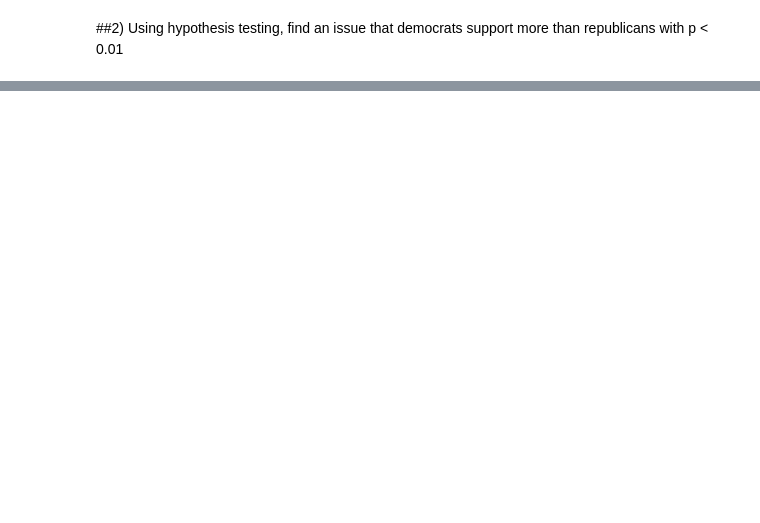
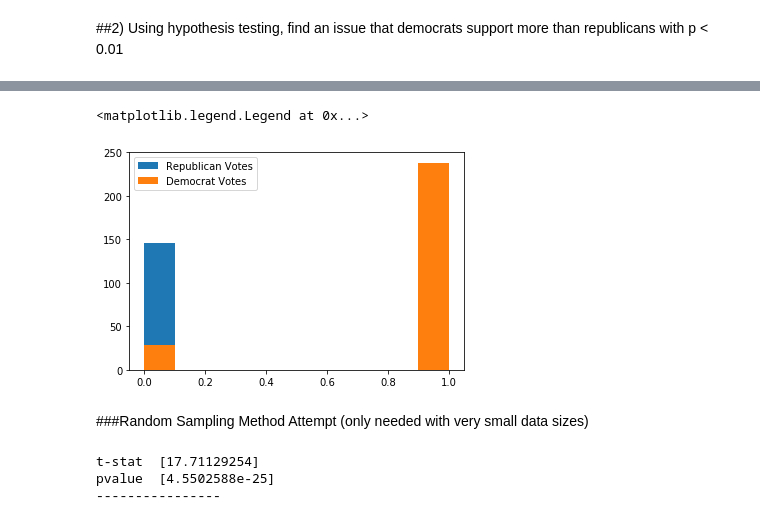
Before and after one commit to AdrianduPlessis/DS-Unit-1-Sprint-3-Statistical-Tests-and-Experiments, a Jupyter notebook: module1-statistics-probability-and-inference/LS_DS_131_Statistics_Probability_Assignment.ipynb, the cells around one changed output, grey strips where cells are left out. Drawn from its saved outputs; the diff is of its cells as text; code cells hidden in the pictures; blank space fills up the shorter version.

```diff
--- a/module1-statistics-probability-and-inference/LS_DS_131_Statistics_Probability_Assignment.ipynb
+++ b/module1-statistics-probability-and-inference/LS_DS_131_Statistics_Probability_Assignment.ipynb
@@ -144,0 +153,12 @@ democrat_subset.head()'''
+# %%
+fig, axs = plt.subplots(1, 1)
+
+# We can set the number of bins with the `bins` kwarg
+axs.hist(republican_subset['adoption-of-the-budget-resolution'])
+axs.hist(democrat_subset['adoption-of-the-budget-resolution'])
+axs.legend(["Republican Votes", 'Democrat Votes'])
+# %% [output]
+<matplotlib.legend.Legend at 0x...>
+[figure, added]
+# %% [markdown]
+###Random Sampling Method Attempt (only needed with very small data sizes)
@@ -144,0 +173,12 @@ democrat_subset.head()'''
+# %%
+
+tstat, pvalue = ttest_ind(dem_means, rep_means)
+
+#print(f'For {issue}:')
+print('t-stat ', tstat)
+print('pvalue ', pvalue)
+print('----------------')
+# %% [output]
+t-stat  [17.71129254]
+pvalue  [4.5502588e-25]
+----------------
```
Also changed, not shown: parts of 13 cells of this notebook.
